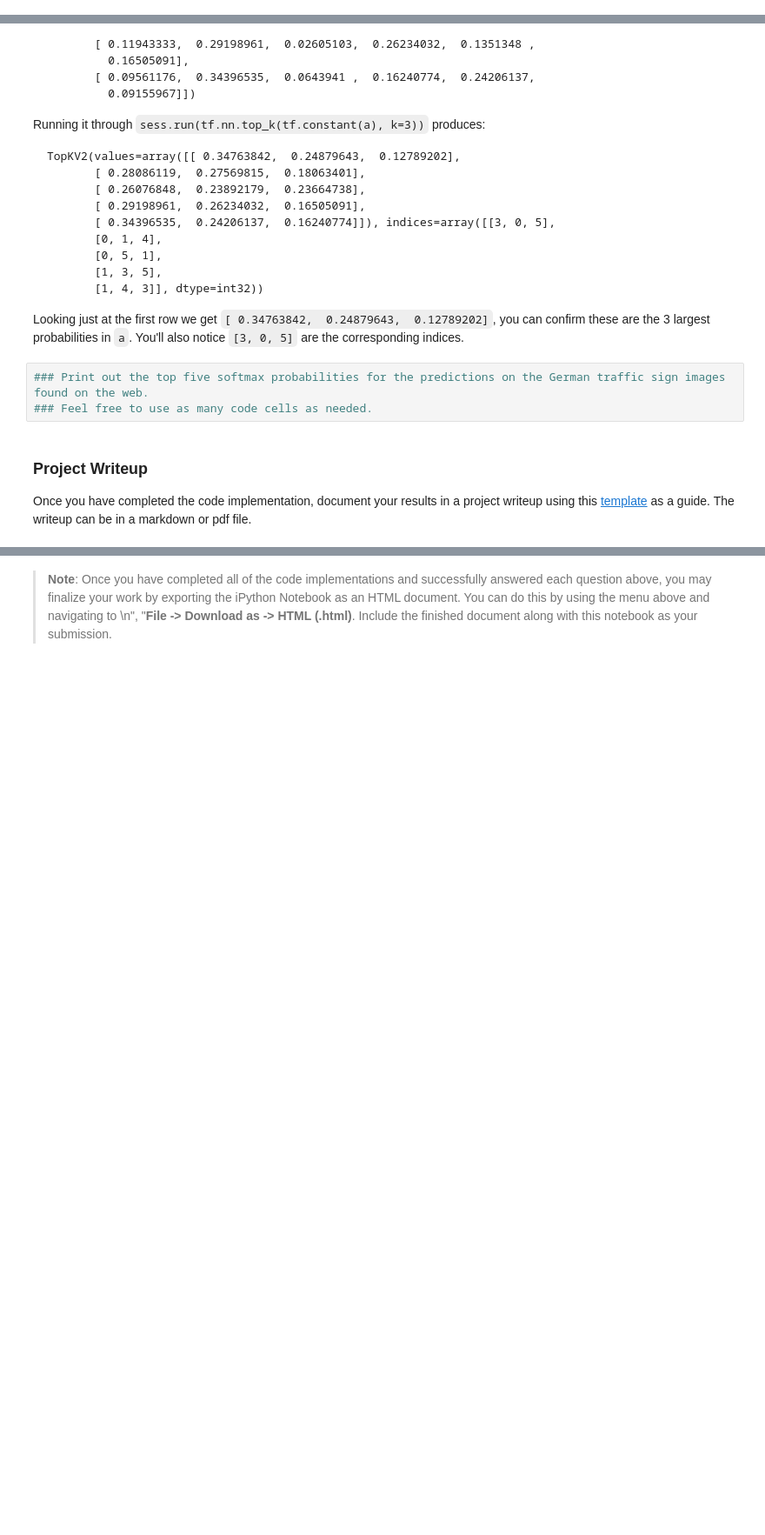
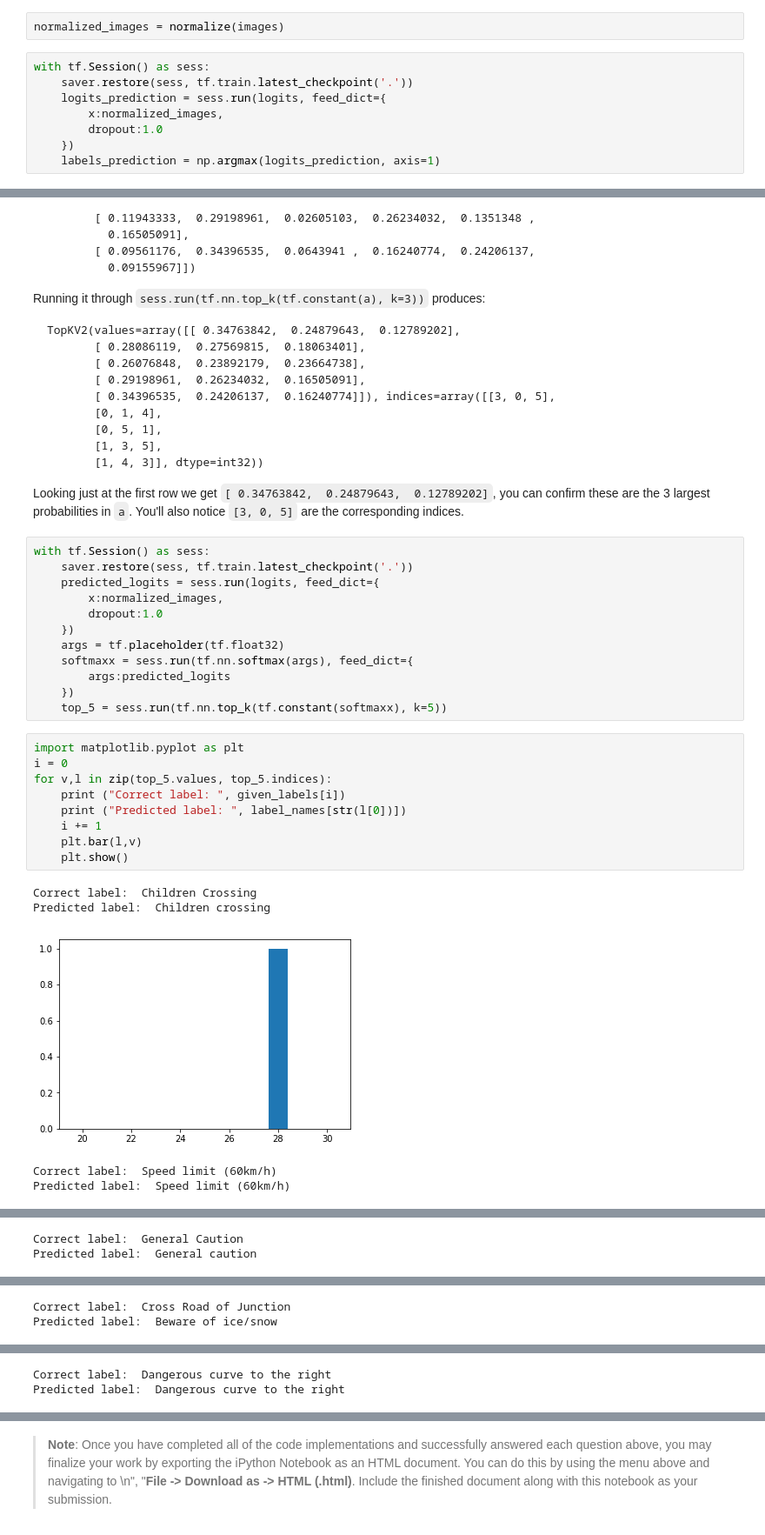
Before and after one commit to adnanshafi/trafficSign, a Jupyter notebook: Traffic_Sign_Classifier.ipynb, the cells around one changed output, grey strips where cells are left out. Shown at 87% size. Cells and saved outputs as stored; diff of their text form; blank space fills up the shorter version.

````diff
--- a/Traffic_Sign_Classifier.ipynb
+++ b/Traffic_Sign_Classifier.ipynb
@@ -526,3 +577,13 @@ You may find `signnames.csv` useful as it contains mappings from the class id (i
 ### Run the predictions here and use the model to output the prediction for each image.
 ### Make sure to pre-process the images with the same pre-processing pipeline used earlier.
 ### Feel free to use as many code cells as needed.
+# %%
+normalized_images = normalize(images)
+# %%
+with tf.Session() as sess:
+    saver.restore(sess, tf.train.latest_checkpoint('.'))
+    logits_prediction = sess.run(logits, feed_dict={
+        x:normalized_images,
+        dropout:1.0
+    })
+    labels_prediction = np.argmax(logits_prediction, axis=1)
@@ -571,10 +651,30 @@ TopKV2(values=array([[ 0.34763842,  0.24879643,  0.12789202],
 ```
 
 Looking just at the first row we get `[ 0.34763842,  0.24879643,  0.12789202]`, you can confirm these are the 3 largest probabilities in `a`. You'll also notice `[3, 0, 5]` are the corresponding indices.
-# %%
-### Print out the top five softmax probabilities for the predictions on the German traffic sign images found on the web.
-### Feel free to use as many code cells as needed.
-# %% [markdown]
-### Project Writeup
-
-Once you have completed the code implementation, document your results in a project writeup using this [template](https://github.com/udacity/CarND-Traffic-Sign-Classifier-Project/blob/master/writeup_template.md) as a guide. The writeup can be in a markdown or pdf file.
+# %%
+with tf.Session() as sess:
+    saver.restore(sess, tf.train.latest_checkpoint('.'))
+    predicted_logits = sess.run(logits, feed_dict={
+        x:normalized_images,
+        dropout:1.0
+    })
+    args = tf.placeholder(tf.float32)
+    softmaxx = sess.run(tf.nn.softmax(args), feed_dict={
+        args:predicted_logits
+    })
+    top_5 = sess.run(tf.nn.top_k(tf.constant(softmaxx), k=5))
+# %%
+import matplotlib.pyplot as plt
+i = 0
+for v,l in zip(top_5.values, top_5.indices):
+    print ("Correct label: ", given_labels[i])
+    print ("Predicted label: ", label_names[str(l[0])])
+    i += 1
+    plt.bar(l,v)
+    plt.show()
+# %% [output]
+Correct label:  Children Crossing
+Predicted label:  Children crossing
+[figure, added]
+Correct label:  Speed limit (60km/h)
+Predicted label:  Speed limit (60km/h)
@@ -580,0 +682,2 @@ Once you have completed the code implementation, document your results in a proj
+Correct label:  General Caution
+Predicted label:  General caution
@@ -580,0 +685,2 @@ Once you have completed the code implementation, document your results in a proj
+Correct label:  Cross Road of Junction
+Predicted label:  Beware of ice/snow
@@ -580,0 +688,2 @@ Once you have completed the code implementation, document your results in a proj
+Correct label:  Dangerous curve to the right
+Predicted label:  Dangerous curve to the right
````
Also changed, not shown: parts of 12 cells of this notebook.
